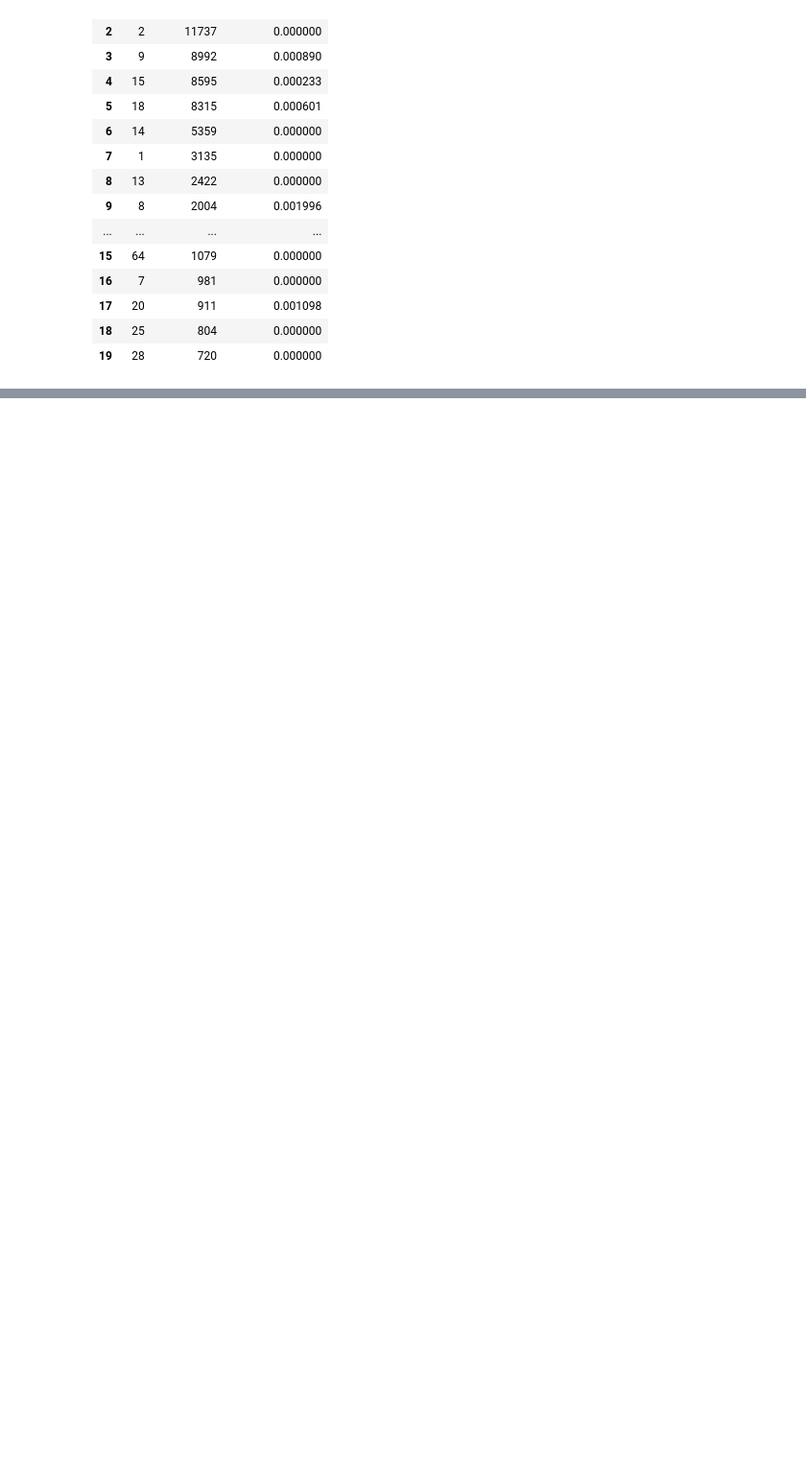
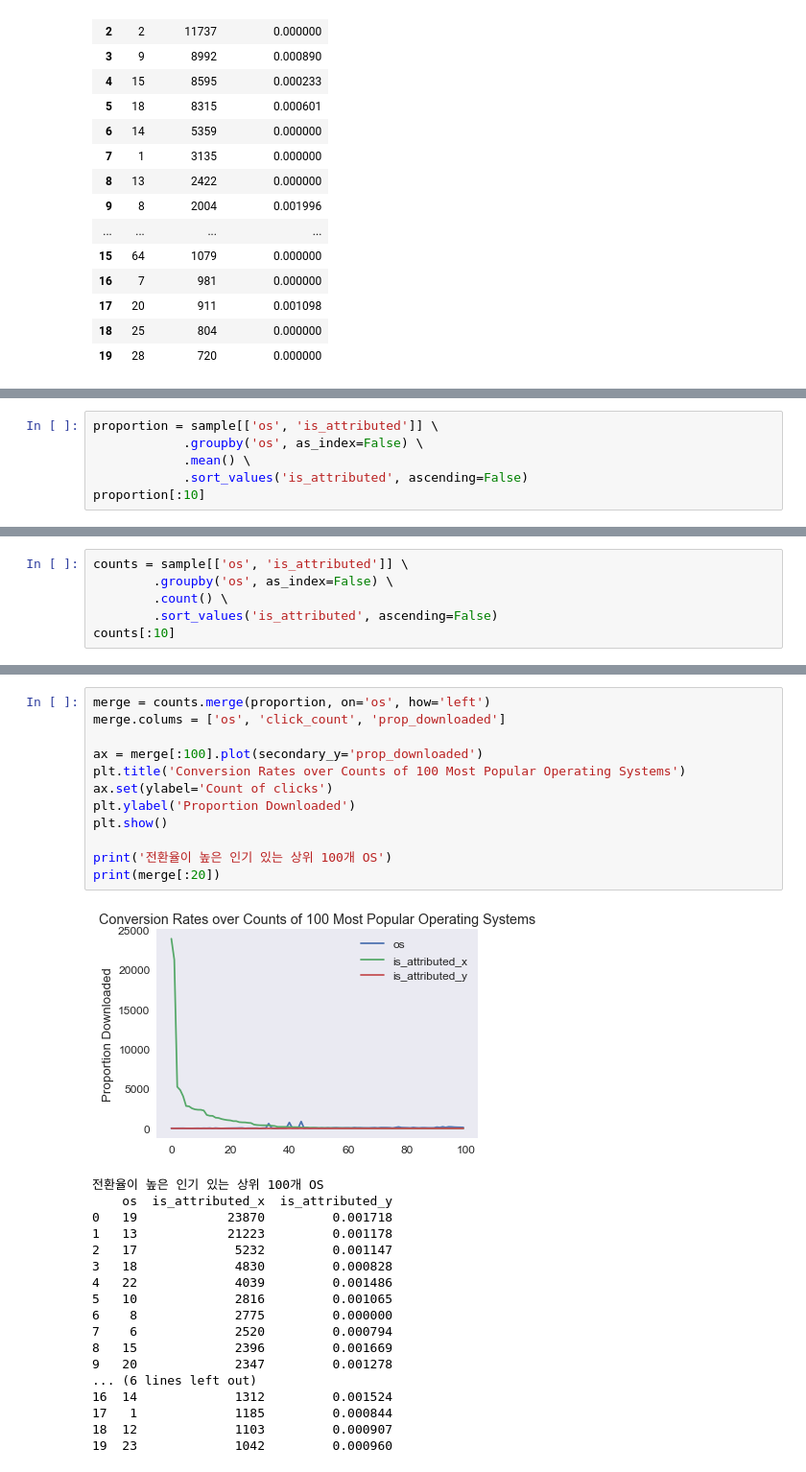
Before and after one commit to corazzon/KaggleStruggle, a Jupyter notebook: talkingdata-adtracking-fraud-detection/ad_fraud_detection_eda.ipynb, the cells around one changed output, grey strips where cells are left out. Shown at 96% size. Cells and saved outputs as stored; diff of their text form; blank space fills up the shorter version.

Commit message:
Conversions by OS

```diff
--- a/talkingdata-adtracking-fraud-detection/ad_fraud_detection_eda.ipynb
+++ b/talkingdata-adtracking-fraud-detection/ad_fraud_detection_eda.ipynb
@@ -418,0 +421,6 @@ merge[:20]
+# %%
+proportion = sample[['os', 'is_attributed']] \
+            .groupby('os', as_index=False) \
+            .mean() \
+            .sort_values('is_attributed', ascending=False)
+proportion[:10]
@@ -418,0 +439,6 @@ merge[:20]
+# %%
+counts = sample[['os', 'is_attributed']] \
+        .groupby('os', as_index=False) \
+        .count() \
+        .sort_values('is_attributed', ascending=False)
+counts[:10]
@@ -418,0 +457,31 @@ merge[:20]
+# %%
+merge = counts.merge(proportion, on='os', how='left')
+merge.colums = ['os', 'click_count', 'prop_downloaded']
+
+ax = merge[:100].plot(secondary_y='prop_downloaded')
+plt.title('Conversion Rates over Counts of 100 Most Popular Operating Systems')
+ax.set(ylabel='Count of clicks')
+plt.ylabel('Proportion Downloaded')
+plt.show()
+
+print('전환율이 높은 인기 있는 상위 100개 OS')
+print(merge[:20])
+# %% [output]
+[figure, added]
+전환율이 높은 인기 있는 상위 100개 OS
+    os  is_attributed_x  is_attributed_y
+0   19            23870         0.001718
+1   13            21223         0.001178
+2   17             5232         0.001147
+3   18             4830         0.000828
+4   22             4039         0.001486
+5   10             2816         0.001065
+6    8             2775         0.000000
+7    6             2520         0.000794
+8   15             2396         0.001669
+9   20             2347         0.001278
+... (6 lines left out)
+16  14             1312         0.001524
+17   1             1185         0.000844
+18  12             1103         0.000907
+19  23             1042         0.000960
```
Also changed, not shown: parts of 4 cells of this notebook.
